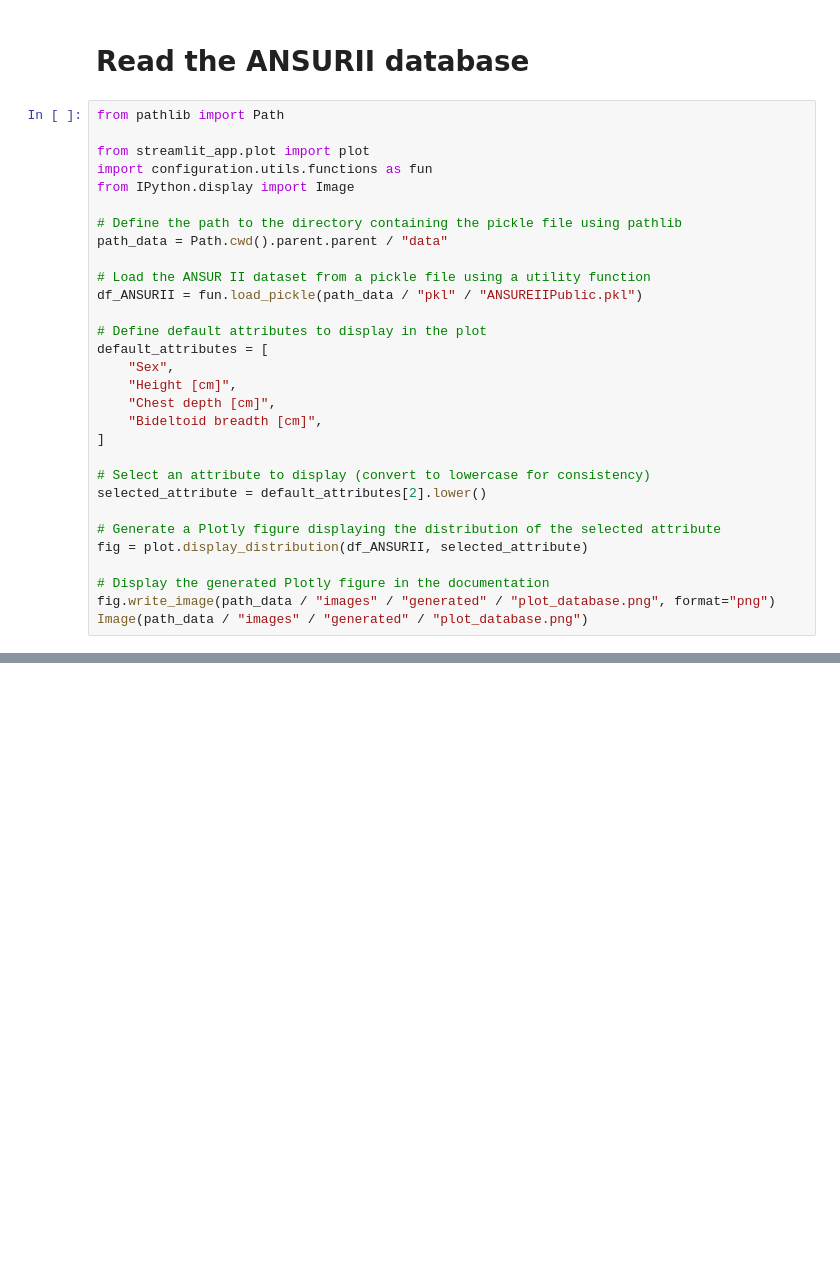
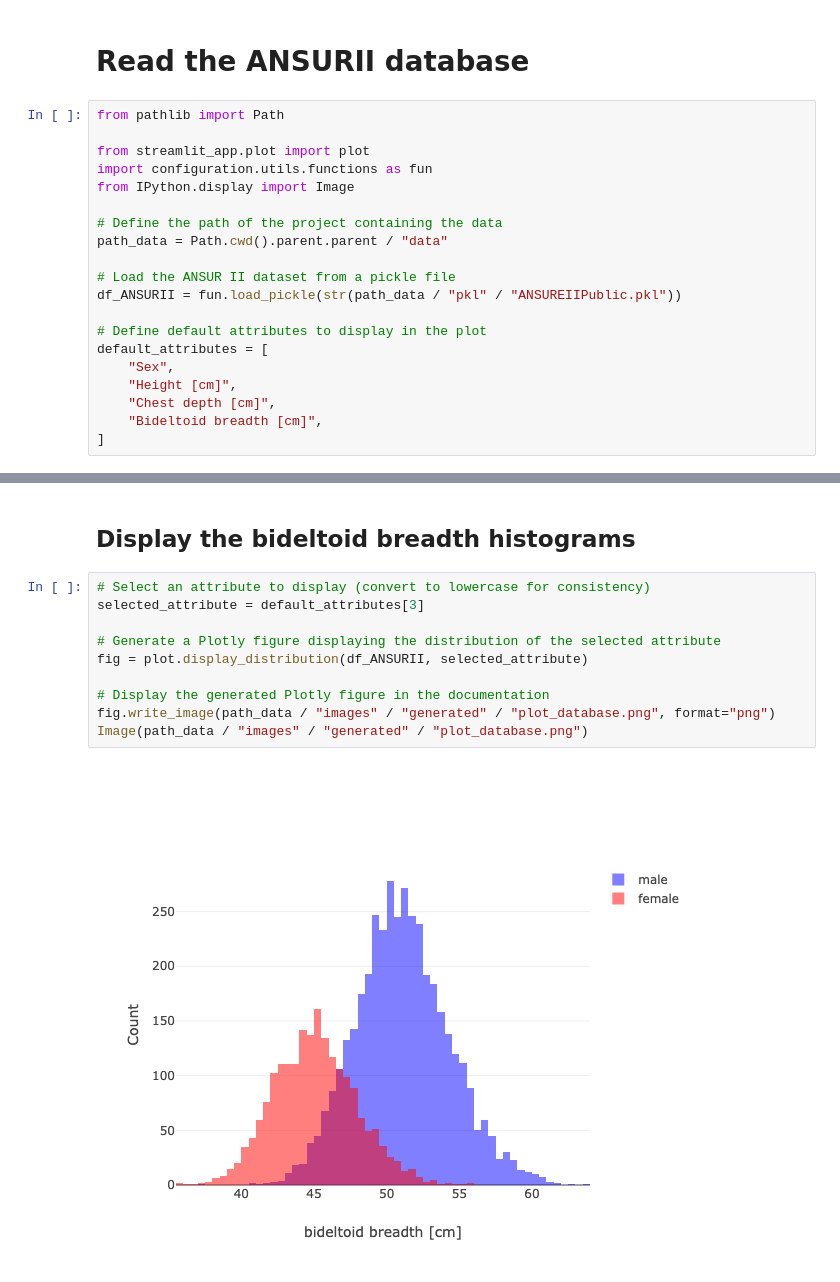
Before and after one commit to odufour7/Shape, a Jupyter notebook: tutorials/shapes_configuration/read_database.ipynb, the cells around one changed output, grey strips where cells are left out. Saved outputs shown, nothing was run; the diff lists cells and outputs as text; blank space fills up the shorter version.

```diff
--- a/tutorials/shapes_configuration/read_database.ipynb
+++ b/tutorials/shapes_configuration/read_database.ipynb
@@ -7,11 +7,11 @@ from streamlit_app.plot import plot
 import configuration.utils.functions as fun
 from IPython.display import Image
 
-# Define the path to the directory containing the pickle file using pathlib
+# Define the path of the project containing the data
 path_data = Path.cwd().parent.parent / "data"
 
-# Load the ANSUR II dataset from a pickle file using a utility function
-df_ANSURII = fun.load_pickle(path_data / "pkl" / "ANSUREIIPublic.pkl")
+# Load the ANSUR II dataset from a pickle file
+df_ANSURII = fun.load_pickle(str(path_data / "pkl" / "ANSUREIIPublic.pkl"))
 
 # Define default attributes to display in the plot
 default_attributes = [
@@ -20,13 +20,3 @@ default_attributes = [
     "Chest depth [cm]",
     "Bideltoid breadth [cm]",
 ]
-
-# Select an attribute to display (convert to lowercase for consistency)
-selected_attribute = default_attributes[2].lower()
-
-# Generate a Plotly figure displaying the distribution of the selected attribute
-fig = plot.display_distribution(df_ANSURII, selected_attribute)
-
-# Display the generated Plotly figure in the documentation
-fig.write_image(path_data / "images" / "generated" / "plot_database.png", format="png")
-Image(path_data / "images" / "generated" / "plot_database.png")
@@ -34,0 +37,14 @@ Image(path_data / "images" / "generated" / "plot_database.png")
+# %% [markdown]
+## Display the bideltoid breadth histograms
+# %%
+# Select an attribute to display (convert to lowercase for consistency)
+selected_attribute = default_attributes[3]
+
+# Generate a Plotly figure displaying the distribution of the selected attribute
+fig = plot.display_distribution(df_ANSURII, selected_attribute)
+
+# Display the generated Plotly figure in the documentation
+fig.write_image(path_data / "images" / "generated" / "plot_database.png", format="png")
+Image(path_data / "images" / "generated" / "plot_database.png")
+# %% [output]
+[figure, added]
```
Also changed, not shown: parts of 5 cells of this notebook, 34 other files.
